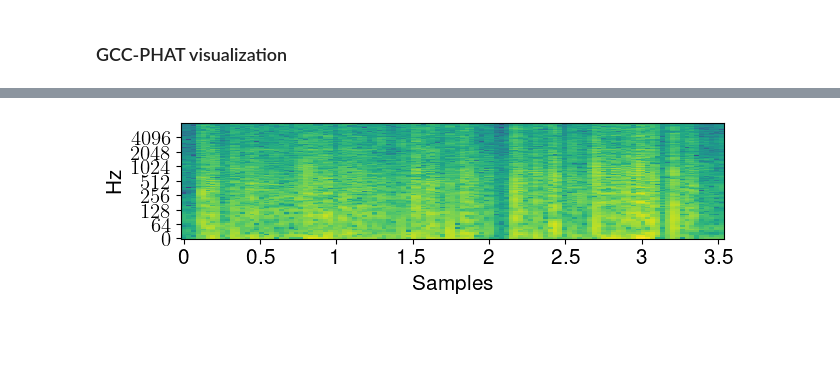
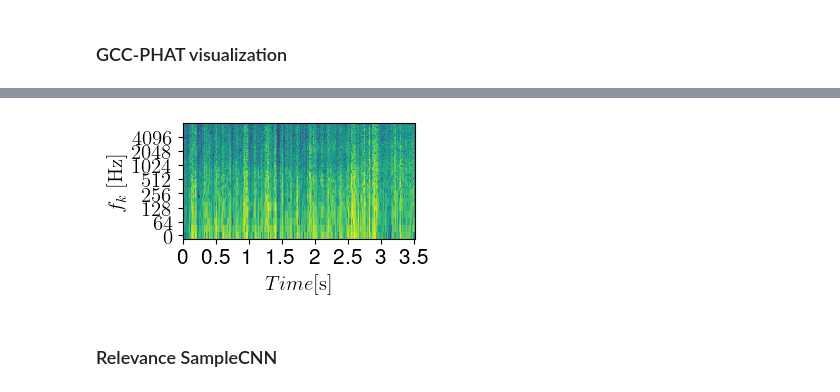
Before and after one commit to lucacoma/XAISrcLoc, a Jupyter notebook: Input_visualization_paper.ipynb, the cells around one changed output, grey strips where cells are left out. Drawn from its saved outputs; the diff is of its cells as text; code cells hidden in the pictures; blank space fills up the shorter version.

```diff
--- a/Input_visualization_paper.ipynb
+++ b/Input_visualization_paper.ipynb
@@ -152,9 +258,9 @@ output_gt = output_gt.repeat(N_wins,1)
 # %%
 # Apply LRP
-with Gradient(model=model, composite=composite) as attributor:
-    out, relevance = attributor(data, output_gt)
+with Gradient(model=model_loc_cnn, composite=composite_loc_cnn) as attributor:
+    out, relevance_loc_cnn = attributor(data, output_gt)
 
 data = data.detach().numpy()
-relevance = relevance.detach().numpy()
+relevance_loc_cnn = relevance_loc_cnn.detach().numpy()
 # %%
 # Plot single window
@@ -180,7 +316,7 @@ plt.show()
 # %% [markdown]
 ### GCC-PHAT visualization
 # %%
-idx_m1, idx_m2 = 6,9 # Microphone indices
+idx_m1, idx_m2 = 5,10 # Microphone indices
 audio_signal = data_structure['signal'][0] # In
 
 # Reshape signal arriving at mic 1
@@ -193,16 +329,31 @@ win_sig_mic = data_structure['win_sig'][idx_m2]
 win_sig_mic = np.transpose(win_sig_mic)
 win_signal2 = np.reshape(win_sig_mic,window_size*N_wins)
 
+# LOC-CNN
 # Reshape relevance relative to signal at mic 1
-relevance_mic = relevance[:,idx_m1]
-lrp_signal1 = np.reshape(relevance_mic,window_size*N_wins)
+relevance_mic_loc_cnn = relevance_loc_cnn[:,idx_m1]
+lrp_signal1_loc_cnn = np.reshape(relevance_mic_loc_cnn,window_size*N_wins)
 
 # Reshape relevance relative to signal at mic 2
-relevance_mic = relevance[:,idx_m2]
-lrp_signal2 = np.reshape(relevance_mic,window_size*N_wins)
+relevance_mic_loc_cnn = relevance_loc_cnn[:,idx_m2]
+lrp_signal2_loc_cnn = np.reshape(relevance_mic_loc_cnn,window_size*N_wins)
+
+# SAMPLE-CNN
+# Reshape relevance relative to signal at mic 1
+relevance_mic_sample_cnn = relevance_sample_cnn[:,idx_m1]
+lrp_signal1_sample_cnn = np.reshape(relevance_mic_sample_cnn,window_size*N_wins)
+
+# Reshape relevance relative to signal at mic 2
+relevance_mic_sample_cnn = relevance_sample_cnn[:,idx_m2]
+lrp_signal2_sample_cnn = np.reshape(relevance_mic_sample_cnn,window_size*N_wins)
+
 
 # Compute STFT of signal
-WIN_STFT = librosa.stft((win_signal1))
-LRP_STFT = librosa.stft((lrp_signal1))
+n_fft = 512
+win_length=512
+hop_length = win_length//4
+WIN_STFT = librosa.stft(utils.normalize_z(win_signal1),n_fft=n_fft,win_length=win_length,hop_length=hop_length)
+LRP_STFT_loc_cnn = librosa.stft(utils.normalize_z(lrp_signal1_loc_cnn),n_fft=n_fft,win_length=win_length,hop_length=hop_length)
+LRP_STFT_sample_cnn = librosa.stft(utils.normalize_z(lrp_signal1_sample_cnn),n_fft=n_fft,win_length=win_length,hop_length=hop_length)
 # %%
 # Audio at microphones (reshaped to stack together different windows)
@@ -242,11 +395,15 @@ plt.show()
 # %%
 # STFT of Relevance at microphone
 
-plt.figure(figsize=(7,1.5))
-librosa.display.specshow(librosa.power_to_db(LRP_STFT), y_axis='log',x_axis='time', sr=fs,cmap='viridis')
+plt.figure(figsize=figsize)
+librosa.display.specshow(librosa.amplitude_to_db(np.abs(LRP_STFT_loc_cnn),ref=np.max),hop_length=hop_length, y_axis='log',x_axis='time', sr=fs,cmap='viridis',win_length=win_length)
 plt.xlabel('Samples')
-plt.savefig('/nas/home/lcomanducci/xai_src_loc/endtoend_src_loc2/plots_icassp/ex_stft_relevance_input.pdf',bbox_inches='tight')
-ipd.Audio(utils.normalize(lrp_signal1) , rate=fs) # load a NumPy array
+plt.ylabel('$f_k~[\mathrm{Hz}]$')
+plt.xlabel('$Time [\mathrm{s}]$')
+plt.savefig('/nas/home/lcomanducci/xai_src_loc/endtoend_src_loc2/plots_spl/ex_stft_relevance_input_loc_cnn_SNR_{}_T60_{}_n_source{}.pdf'.format(SNR,T60,n_s),bbox_inches='tight')
+ipd.Audio(utils.normalize(lrp_signal1_loc_cnn) , rate=fs) # load a NumPy array
 # %% [output]
 [interactive output not drawn]
-[figure, old version]
+[figure, new version]
+# %% [markdown]
+### Relevance SampleCNN
```
Also changed, not shown: parts of 52 cells of this notebook.
